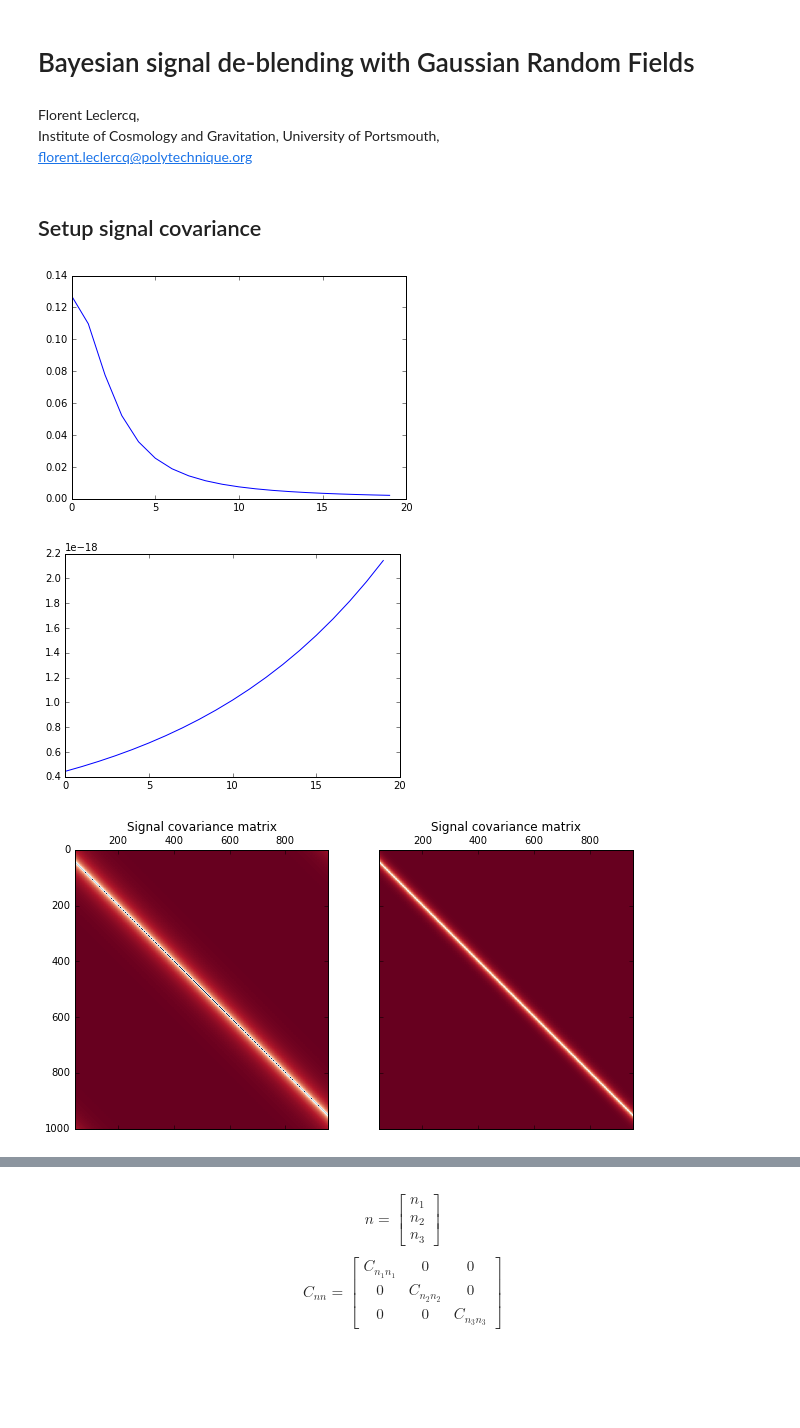
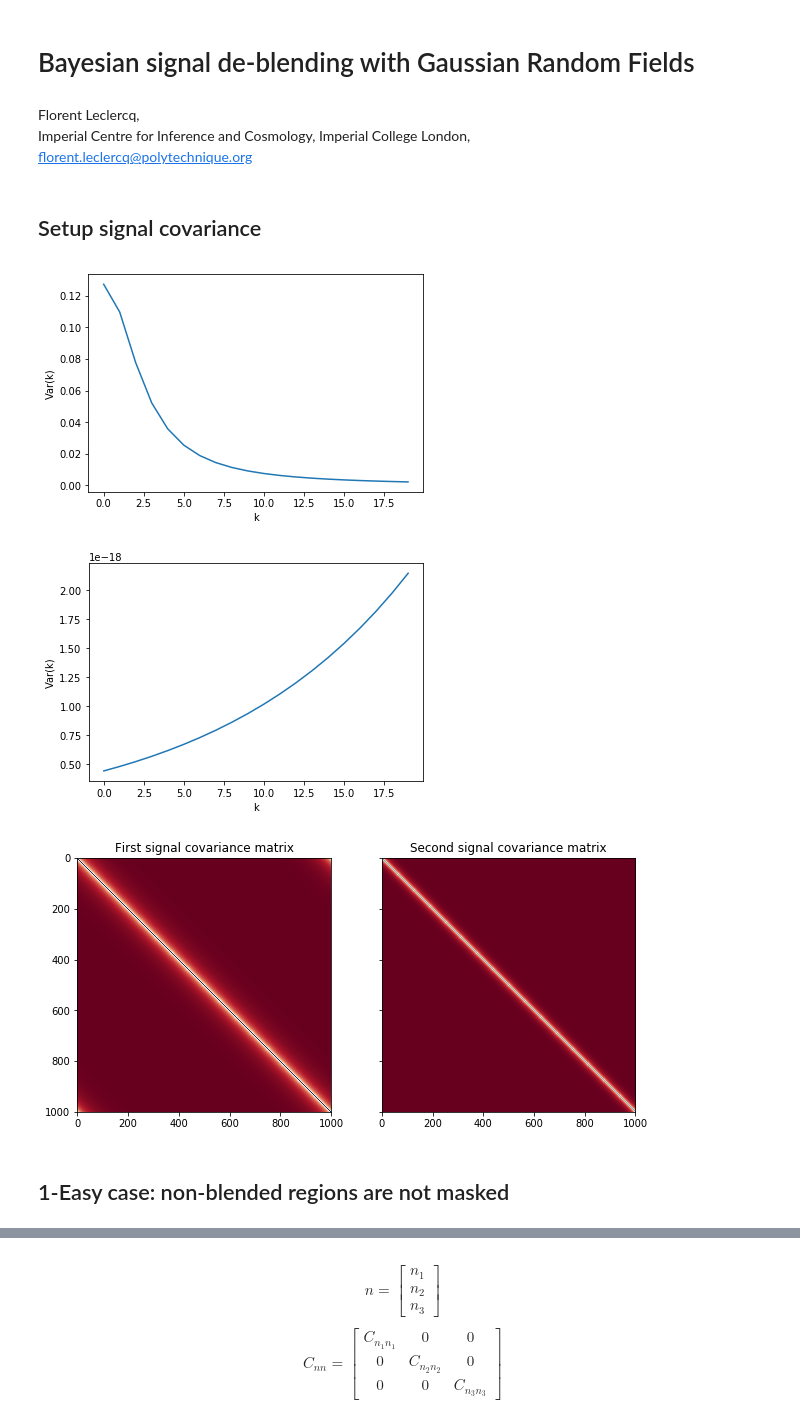
Before and after one commit to florent-leclercq/Bayes_InfoTheory, a Jupyter notebook: WienerFilter_deblending.ipynb, the cells around one changed output, grey strips where cells are left out. Saved outputs shown, nothing was run; the diff lists cells and outputs as text; code cells hidden in the pictures; blank space fills up the shorter version.

```diff
--- a/WienerFilter_deblending.ipynb
+++ b/WienerFilter_deblending.ipynb
@@ -2,7 +2,7 @@
 # Bayesian signal de-blending with Gaussian Random Fields
 # %% [markdown]
 Florent Leclercq,<br/>
-Institute of Cosmology and Gravitation, University of Portsmouth,<br/>
+Imperial Centre for Inference and Cosmology, Imperial College London,<br/>
 florent.leclercq@polytechnique.org
 # %%
 import numpy as np
@@ -18,10 +19,12 @@ epsilon=0.000000000001
 # %%
 # A Lorentzian distribution
 gamma=2.5
-signalcovar1=np.array([1./(np.pi*gamma*(1+x*x/(gamma*gamma))) for x in xrange(N)])
+signalcovar1=np.array([1./(np.pi*gamma*(1+x*x/(gamma*gamma))) for x in range(N)])
 # %%
 plt.plot(np.arange(20),signalcovar1[:20])
+plt.xlabel("k")
+plt.ylabel("Var(k)")
 plt.show()
 # %% [output]
-[figure, old version]
+[figure, new version]
 # %%
@@ -30,22 +34,27 @@ Cx1x1=np.fft.ifft(np.fft.fft(Cx1x1_Fourier).T).T.real
 sqrtCx1x1_Fourier=np.diagflat(np.sqrt(signalcovar1))
 sqrtCx1x1=np.fft.ifft(np.fft.fft(sqrtCx1x1_Fourier).T).T.real
 # %%
-Cx2x2=np.array([[5e-4*np.exp(-math.pow(np.abs(i-j),1.2)/50.) for i in xrange(N)] for j in xrange(N)])
+# A model where the correlation between scales increases with k
+Cx2x2=np.array([[5e-4*np.exp(-math.pow(np.abs(i-j),1.2)/50.) for i in range(N)] for j in range(N)])
 sqrtCx2x2=scipy.linalg.sqrtm(Cx2x2)
 # %%
-plt.plot(np.arange(20),Cx2x2[N/2][:20])
+plt.plot(np.arange(20),Cx2x2[N//2][:20])
+plt.xlabel("k")
+plt.ylabel("Var(k)")
 plt.show()
 # %% [output]
-[figure, old version]
+[figure, new version]
 # %%
 f, (ax1, ax2) = plt.subplots(1, 2, sharey=True, figsize=(10,5))
-ax1.matshow(sqrtCx1x1, cmap='RdBu')
-ax1.set_title("Signal covariance matrix")
+ax1.imshow(sqrtCx1x1, cmap='RdBu')
+ax1.set_title("First signal covariance matrix")
 ax1.set_aspect('equal')
-ax2.matshow(sqrtCx2x2, cmap='RdBu')
-ax2.set_title("Signal covariance matrix")
+ax2.imshow(sqrtCx2x2, cmap='RdBu')
+ax2.set_title("Second signal covariance matrix")
 ax2.set_aspect('equal')
 plt.show()
 # %% [output]
-[figure, old version]
+[figure, new version]
+# %% [markdown]
+## 1-Easy case: non-blended regions are not masked
 # %% [markdown]
```
Also changed, not shown: parts of 47 cells of this notebook, 2 other files.
